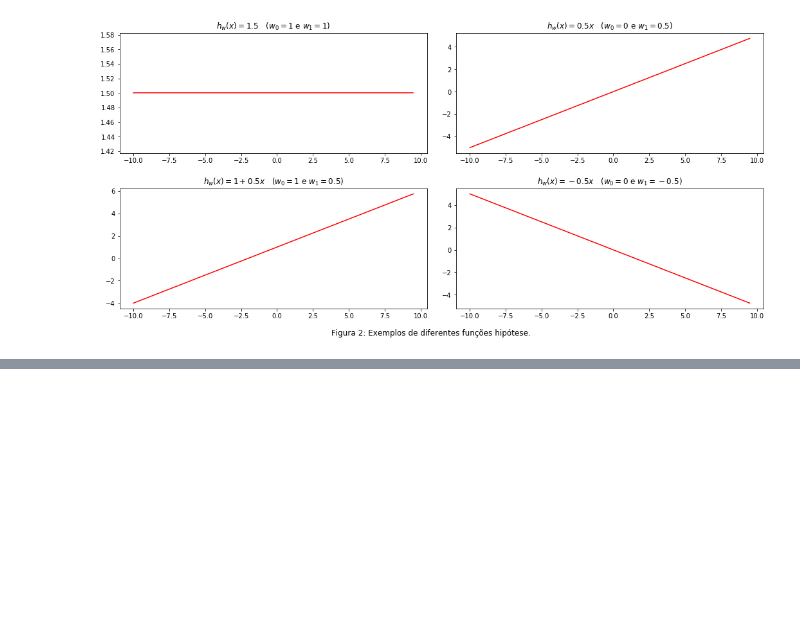
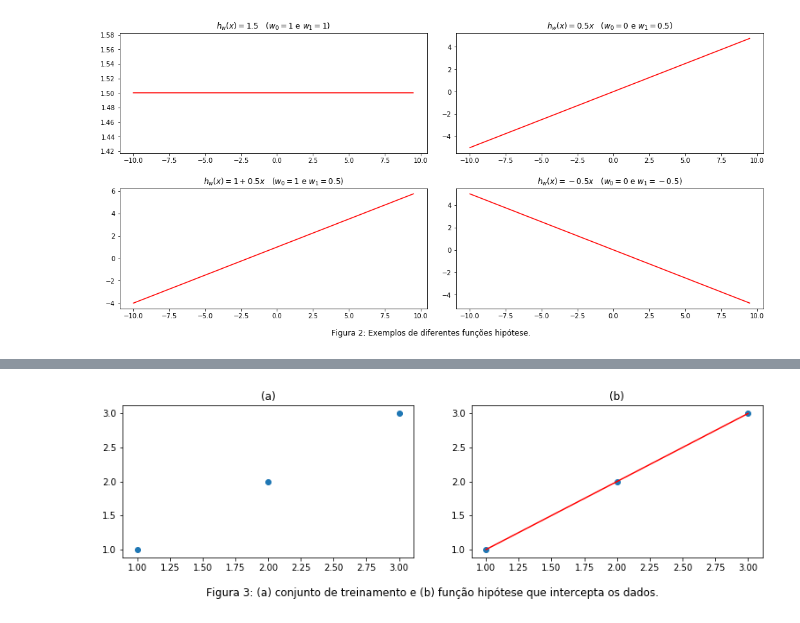
Before and after one commit to jppbsi/lectures, a Jupyter notebook: machine_learning/aula_1/aula_1.ipynb, the cells around one changed output, grey strips where cells are left out. Cells and saved outputs as stored; diff of their text form; code cells hidden in the pictures; blank space fills up the shorter version.

```diff
--- a/machine_learning/aula_1/aula_1.ipynb
+++ b/machine_learning/aula_1/aula_1.ipynb
@@ -108,0 +117,19 @@ ou seja, $w_0=0$.
+# %%
+fig = pyplot.figure(figsize=(13,7))
+x = numpy.arange(1, 4, 1)
+
+pyplot.subplot(2, 2, 1)
+y = x #h_w(x) = x
+pyplot.scatter(x,y)
+pyplot.title("(a)")
+
+pyplot.subplot(2, 2, 2)
+pyplot.scatter(x,y)
+pyplot.plot(x, x, color = "red")
+pyplot.title("(b)")
+
+fig.suptitle("Figura 3: (a) conjunto de treinamento e (b) função hipótese que intercepta os dados.", y=0.47)
+
+pyplot.show()
+# %% [output]
+[figure, added]
```
Also changed, not shown: parts of 2 cells of this notebook.
